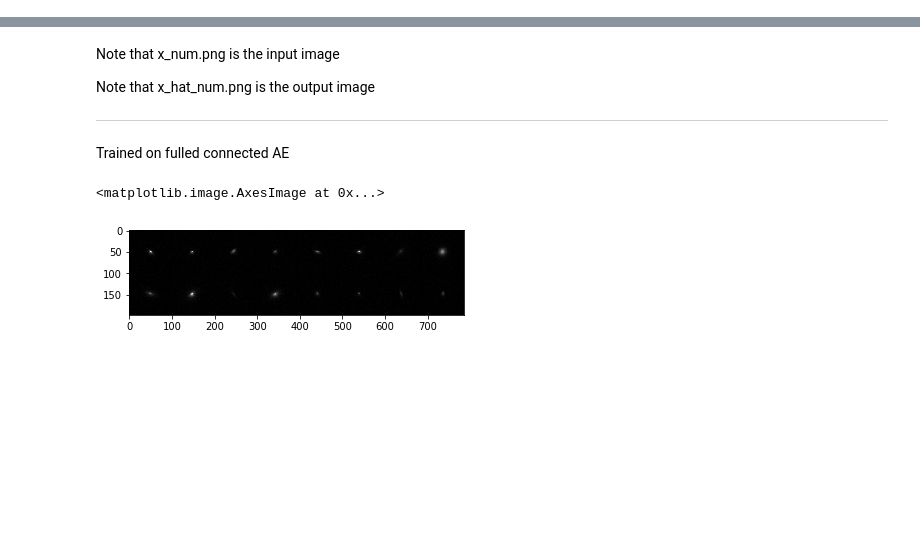
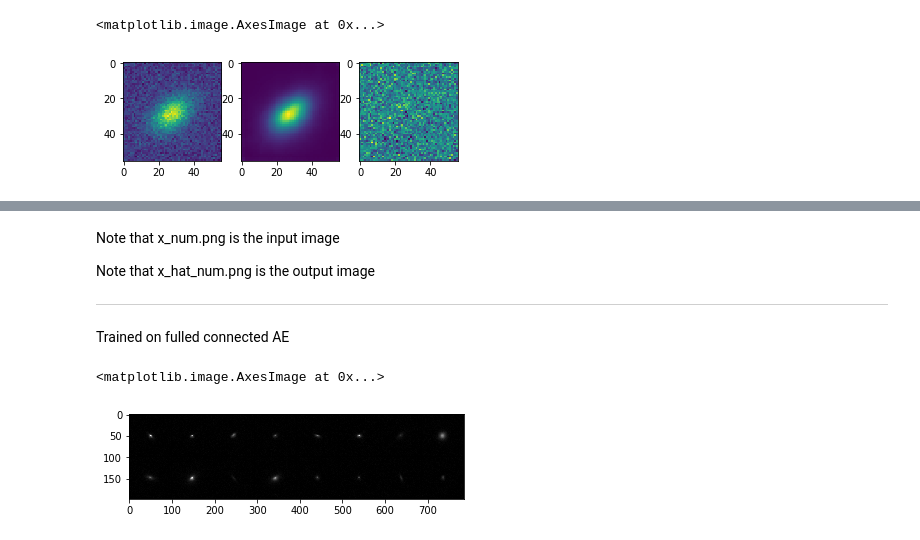
Before and after one commit to JunYinDM/GalaxyGenerativeModel, a Jupyter notebook: checkRes.ipynb, the cells around one changed output, grey strips where cells are left out. Saved outputs shown, nothing was run; the diff lists cells and outputs as text; code cells hidden in the pictures; blank space fills up the shorter version.

```diff
--- a/checkRes.ipynb
+++ b/checkRes.ipynb
@@ -14,0 +25,10 @@ def showres(path):
+# %%
+plt.subplot(1, 3, 1)
+a1=showres('gal_img/sc62_x_150.pt')
+plt.subplot(1, 3, 2)
+a2=showres('gal_img/sc62_x_hat_150.pt')
+plt.subplot(1, 3, 3)
+plt.imshow(a1-a2)
+# %% [output]
+<matplotlib.image.AxesImage at 0x...>
+[figure, added]
```
Also changed, not shown: parts of 16 cells of this notebook, 1 other file.
